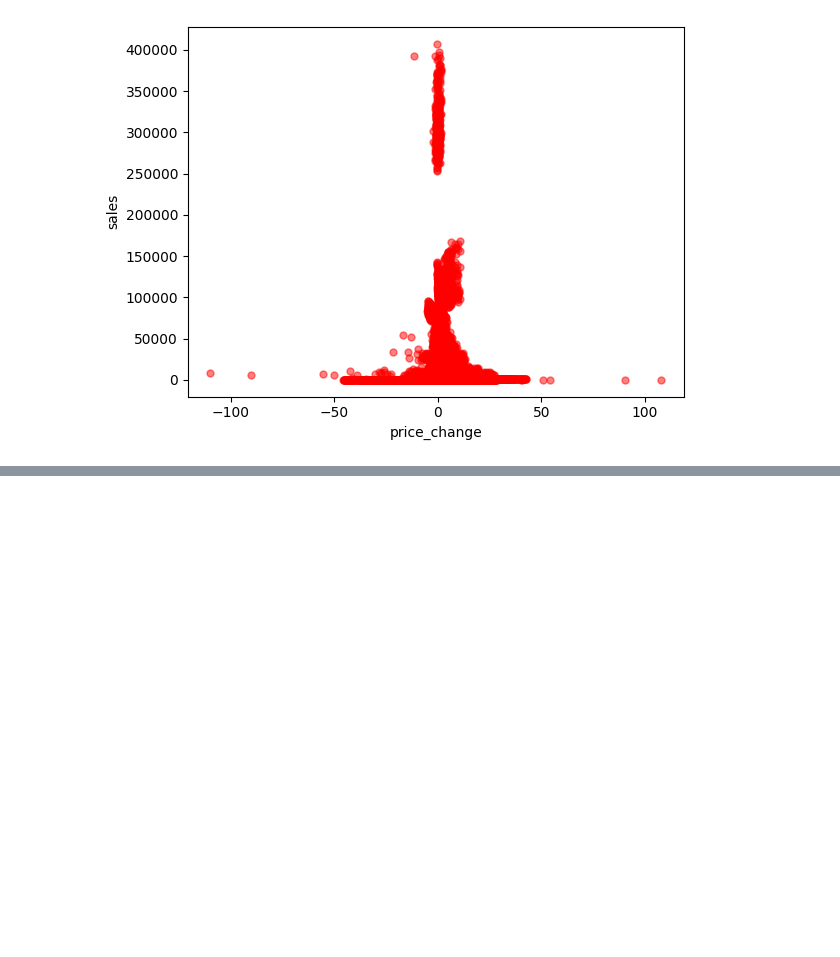
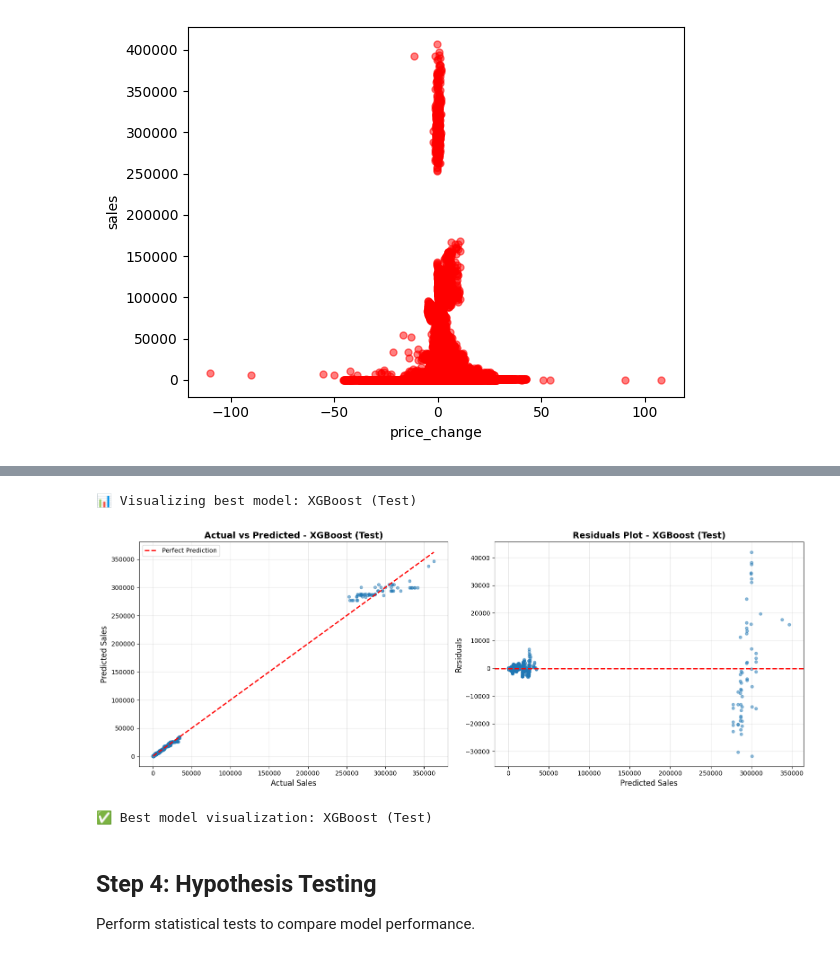
Before and after one commit to divyanshi-sachan/Electricity-Consumption, a Jupyter notebook: notebooks/01_data_collection.ipynb, the cells around one changed output, grey strips where cells are left out. Saved outputs shown, nothing was run; the diff lists cells and outputs as text; code cells hidden in the pictures; blank space fills up the shorter version.

```diff
--- a/notebooks/01_data_collection.ipynb
+++ b/notebooks/01_data_collection.ipynb
@@ -1015,0 +1464,55 @@ plt.show()
+# %%
+# Visualization: Actual vs Predicted (for best model)
+best_model_name = comparison_df_sorted.iloc[0]['Model']
+
+# Get predictions for best model
+if 'Linear Regression' in best_model_name:
+    y_pred_best = y_test_pred_lr
+    y_test_plot = y_test
+elif 'Random Forest' in best_model_name:
+    y_pred_best = y_test_pred_rf
+    y_test_plot = y_test
+elif 'XGBoost' in best_model_name:
+    y_pred_best = y_test_pred_xgb
+    y_test_plot = y_test
+else:
+    # Default to XGBoost if model name doesn't match
+    y_pred_best = y_test_pred_xgb
+    y_test_plot = y_test
+
+print(f"📊 Visualizing best model: {best_model_name}")
+
+fig, axes = plt.subplots(1, 2, figsize=(16, 6))
+
+# Scatter plot: Actual vs Predicted
+axes[0].scatter(y_test_plot, y_pred_best, alpha=0.5, s=20)
+axes[0].plot([y_test_plot.min(), y_test_plot.max()],
+              [y_test_plot.min(), y_test_plot.max()],
+              'r--', lw=2, label='Perfect Prediction')
+axes[0].set_xlabel('Actual Sales', fontsize=12)
+axes[0].set_ylabel('Predicted Sales', fontsize=12)
+axes[0].set_title(f'Actual vs Predicted - {best_model_name}', fontsize=14, fontweight='bold')
+axes[0].legend()
+axes[0].grid(True, alpha=0.3)
+
+# Residuals plot
+residuals = y_test_plot - y_pred_best
+axes[1].scatter(y_pred_best, residuals, alpha=0.5, s=20)
+axes[1].axhline(y=0, color='r', linestyle='--', lw=2)
+axes[1].set_xlabel('Predicted Sales', fontsize=12)
+axes[1].set_ylabel('Residuals', fontsize=12)
+axes[1].set_title(f'Residuals Plot - {best_model_name}', fontsize=14, fontweight='bold')
+axes[1].grid(True, alpha=0.3)
+
+plt.tight_layout()
+plt.show()
+
+print(f"✅ Best model visualization: {best_model_name}")
+# %% [output]
+📊 Visualizing best model: XGBoost (Test)
+[figure, added]
+✅ Best model visualization: XGBoost (Test)
+# %% [markdown]
+## Step 4: Hypothesis Testing
+
+Perform statistical tests to compare model performance.
```
Also changed, not shown: parts of 27 cells of this notebook.
